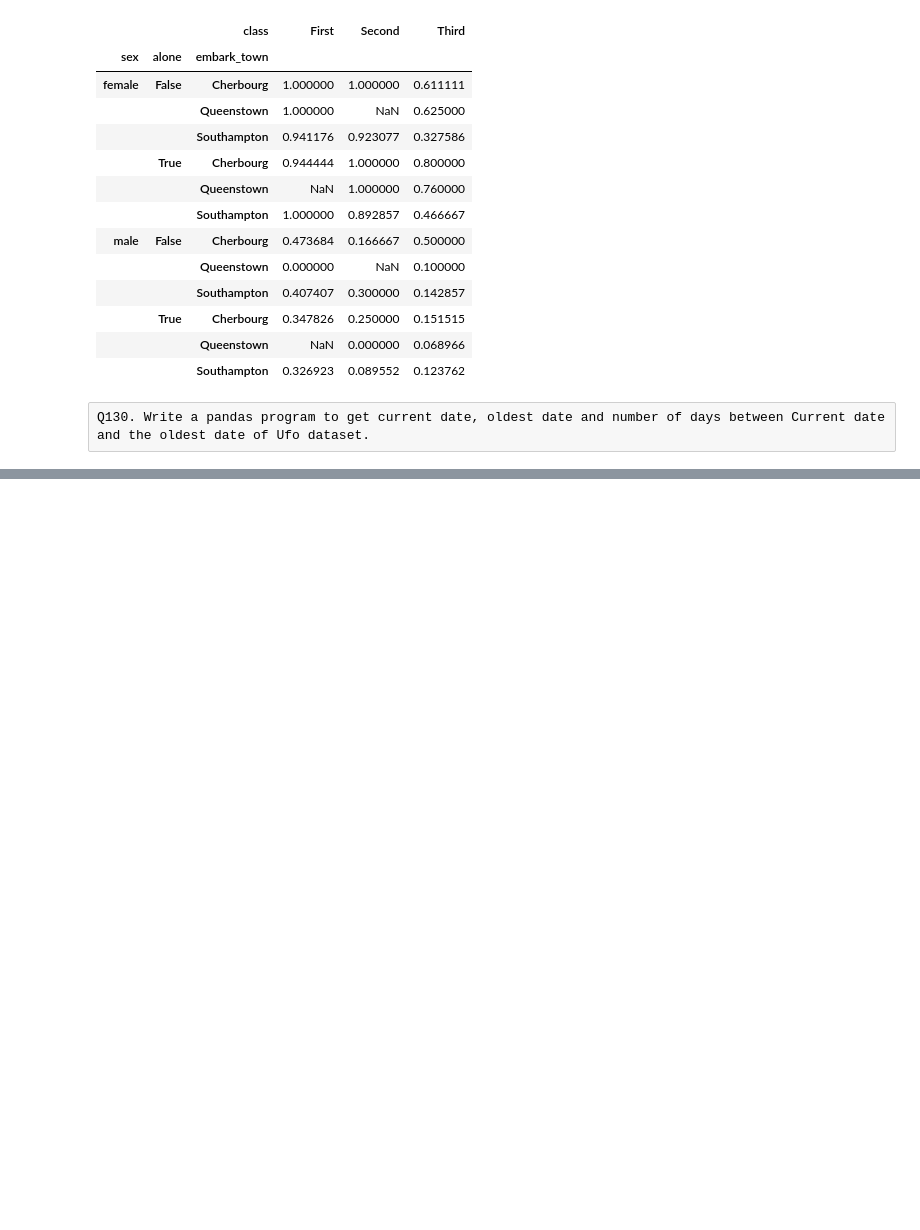
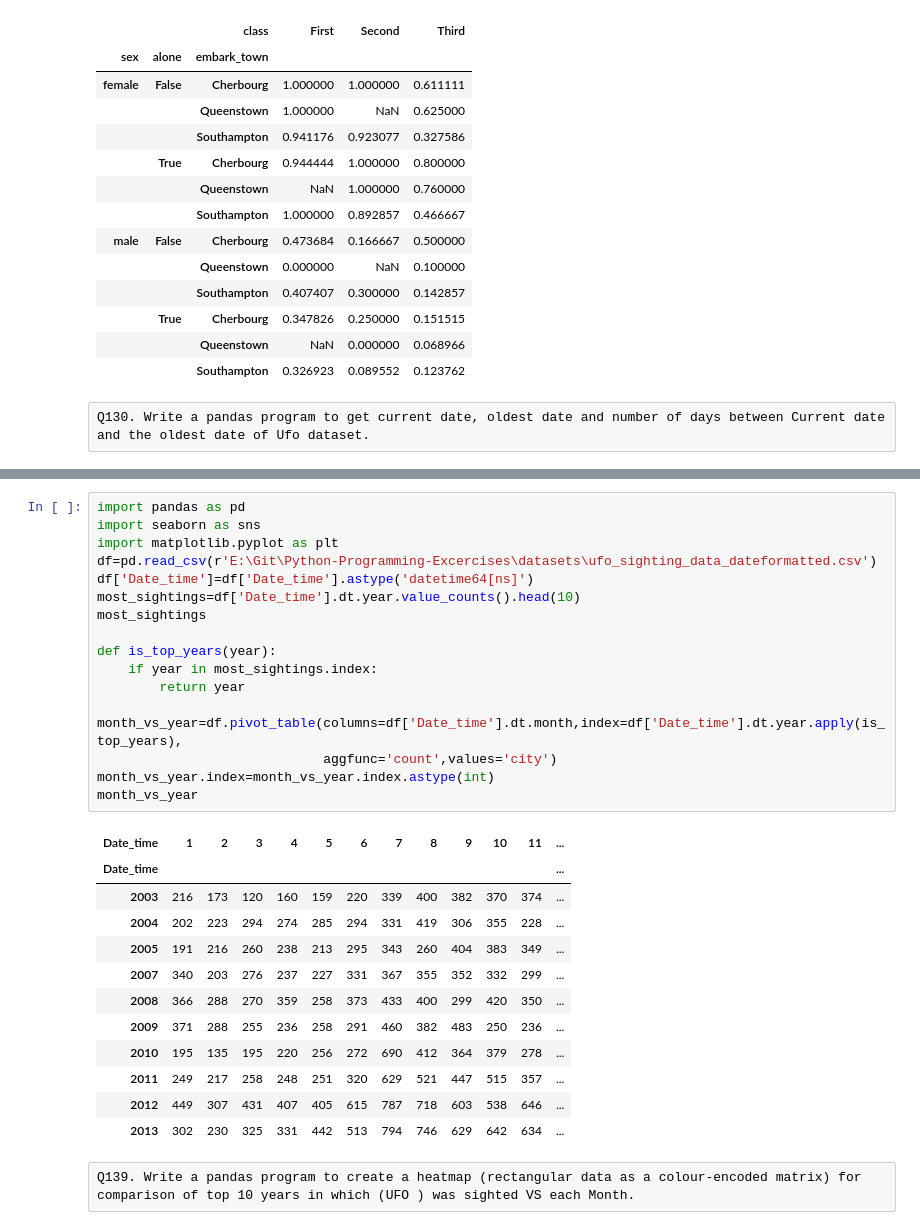
Before and after one commit to naveenkumardb/Python-Programming-Excercises, a Jupyter notebook: Python Subjective Programming Excercises.ipynb, the cells around one changed output, grey strips where cells are left out. Cells and saved outputs as stored; diff of their text form; blank space fills up the shorter version.

```diff
--- a/Python Subjective Programming Excercises.ipynb
+++ b/Python Subjective Programming Excercises.ipynb
@@ -2624,0 +2831,32 @@ ValueError: year 39369 is out of range
+# %%
+import pandas as pd
+import seaborn as sns
+import matplotlib.pyplot as plt
+df=pd.read_csv(r'E:\Git\Python-Programming-Excercises\datasets\ufo_sighting_data_dateformatted.csv')
+df['Date_time']=df['Date_time'].astype('datetime64[ns]')
+most_sightings=df['Date_time'].dt.year.value_counts().head(10)
+most_sightings
+
+def is_top_years(year):
+    if year in most_sightings.index:
+        return year
+
+month_vs_year=df.pivot_table(columns=df['Date_time'].dt.month,index=df['Date_time'].dt.year.apply(is_top_years),
+                             aggfunc='count',values='city')
+month_vs_year.index=month_vs_year.index.astype(int)
+month_vs_year
+# %% [output]
+| Date_time | 1 | 2 | 3 | 4 | 5 | 6 | 7 | 8 | 9 | 10 | 11 | ... |
+| Date_time |  |  |  |  |  |  |  |  |  |  |  | ... |
+| 2003 | 216 | 173 | 120 | 160 | 159 | 220 | 339 | 400 | 382 | 370 | 374 | ... |
+| 2004 | 202 | 223 | 294 | 274 | 285 | 294 | 331 | 419 | 306 | 355 | 228 | ... |
+| 2005 | 191 | 216 | 260 | 238 | 213 | 295 | 343 | 260 | 404 | 383 | 349 | ... |
+| 2007 | 340 | 203 | 276 | 237 | 227 | 331 | 367 | 355 | 352 | 332 | 299 | ... |
+| 2008 | 366 | 288 | 270 | 359 | 258 | 373 | 433 | 400 | 299 | 420 | 350 | ... |
+| 2009 | 371 | 288 | 255 | 236 | 258 | 291 | 460 | 382 | 483 | 250 | 236 | ... |
+| 2010 | 195 | 135 | 195 | 220 | 256 | 272 | 690 | 412 | 364 | 379 | 278 | ... |
+| 2011 | 249 | 217 | 258 | 248 | 251 | 320 | 629 | 521 | 447 | 515 | 357 | ... |
+| 2012 | 449 | 307 | 431 | 407 | 405 | 615 | 787 | 718 | 603 | 538 | 646 | ... |
+| 2013 | 302 | 230 | 325 | 331 | 442 | 513 | 794 | 746 | 629 | 642 | 634 | ... |
+# %% [raw]
+Q139. Write a pandas program to create a heatmap (rectangular data as a colour-encoded matrix) for comparison of top 10 years in which (UFO ) was sighted VS each Month.
```
Also changed, not shown: parts of 16 cells of this notebook, 2 other files.
